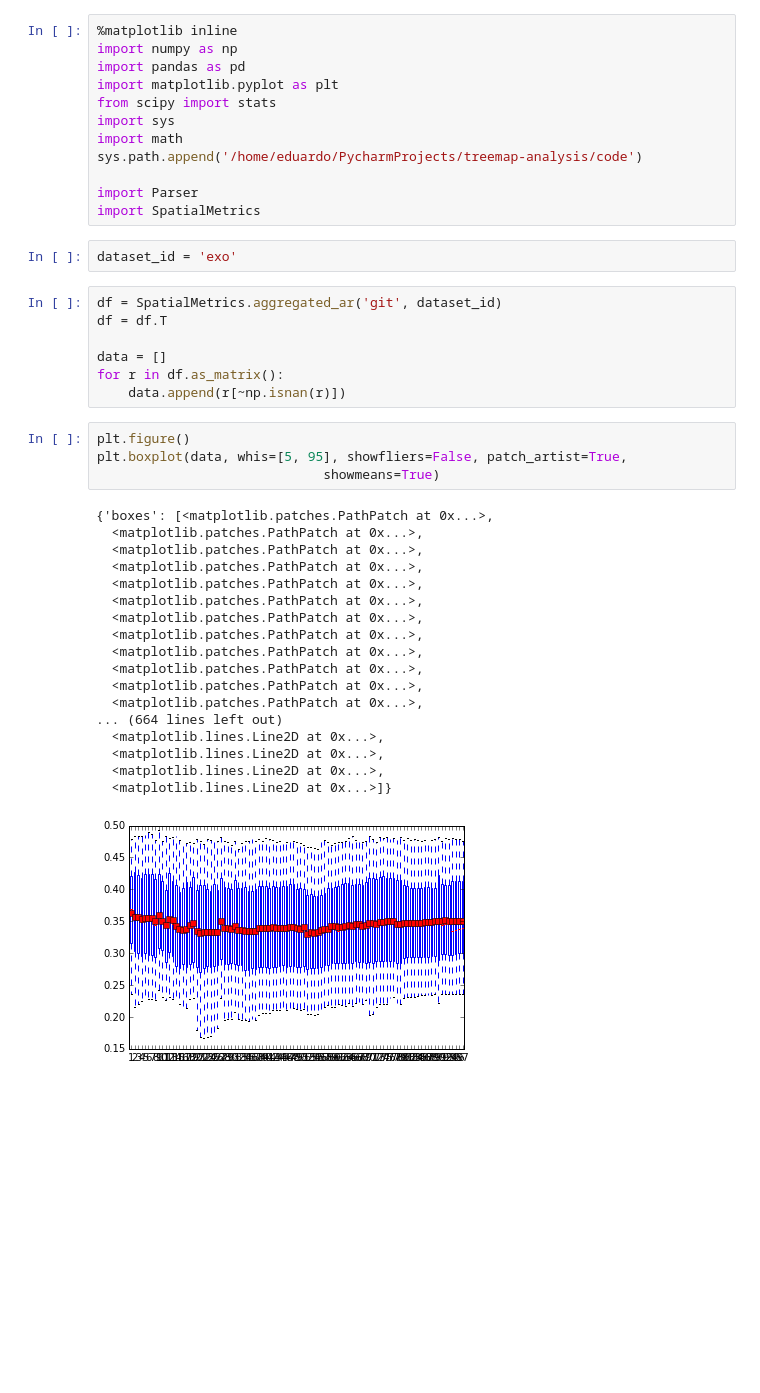
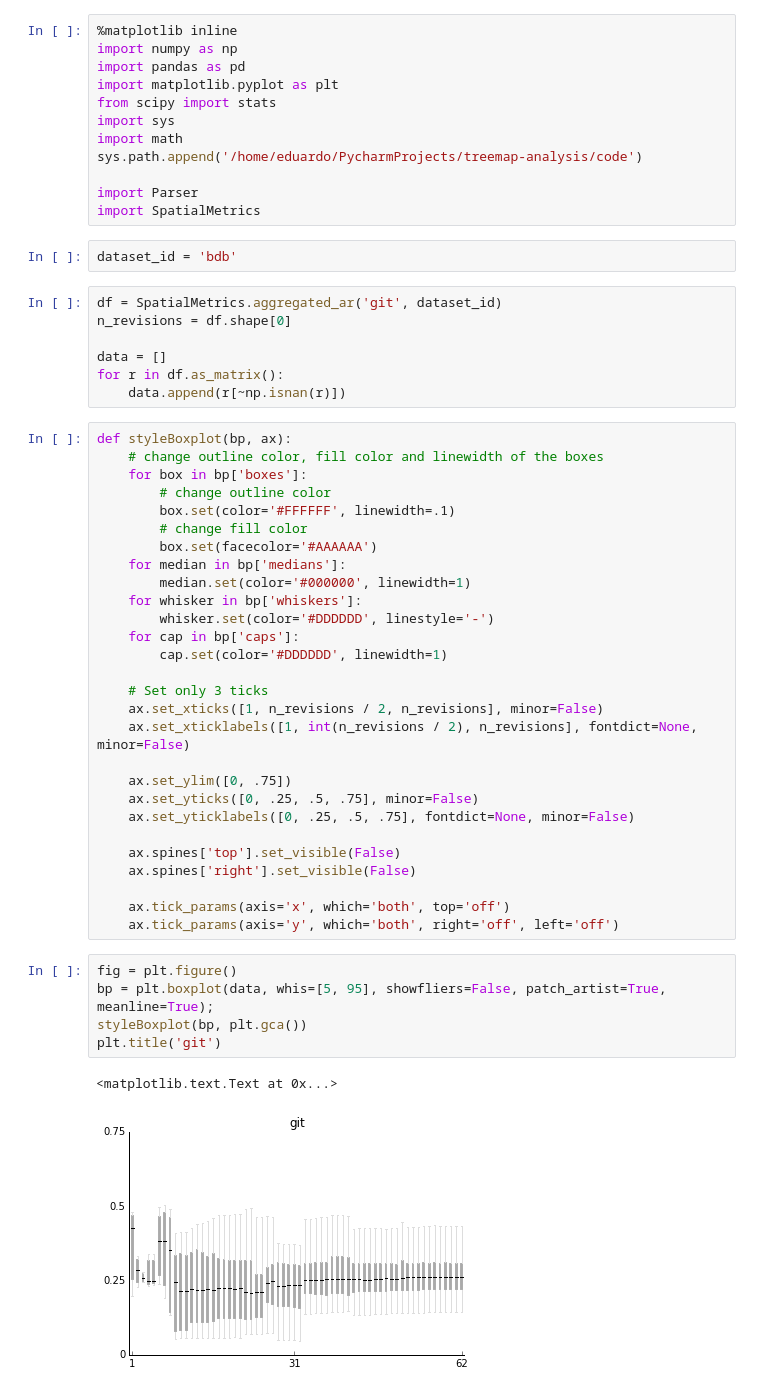
Before and after one commit to EduardoVernier/treemap-analysis, a Jupyter notebook: notebooks/TimeBoxplot.ipynb, the cells around one changed output. Saved outputs shown, nothing was run; the diff lists cells and outputs as text; blank space fills up the shorter version.

Commit message:
Spatial boxplots.

```diff
--- a/notebooks/TimeBoxplot.ipynb
+++ b/notebooks/TimeBoxplot.ipynb
@@ -11,34 +11,47 @@ sys.path.append('/home/eduardo/PycharmProjects/treemap-analysis/code')
 import Parser
 import SpatialMetrics
 # %%
-dataset_id = 'exo'
+dataset_id = 'bdb'
 # %%
 df = SpatialMetrics.aggregated_ar('git', dataset_id)
-df = df.T
+n_revisions = df.shape[0]
 
 data = []
 for r in df.as_matrix():
     data.append(r[~np.isnan(r)])
+# %%
+def styleBoxplot(bp, ax):
+    # change outline color, fill color and linewidth of the boxes
+    for box in bp['boxes']:
+        # change outline color
+        box.set(color='#FFFFFF', linewidth=.1)
+        # change fill color
+        box.set(facecolor='#AAAAAA')
+    for median in bp['medians']:
+        median.set(color='#000000', linewidth=1)
+    for whisker in bp['whiskers']:
+        whisker.set(color='#DDDDDD', linestyle='-')
+    for cap in bp['caps']:
+        cap.set(color='#DDDDDD', linewidth=1)
+
+    # Set only 3 ticks
+    ax.set_xticks([1, n_revisions / 2, n_revisions], minor=False)
+    ax.set_xticklabels([1, int(n_revisions / 2), n_revisions], fontdict=None, minor=False)
+
+    ax.set_ylim([0, .75])
+    ax.set_yticks([0, .25, .5, .75], minor=False)
+    ax.set_yticklabels([0, .25, .5, .75], fontdict=None, minor=False)
+
+    ax.spines['top'].set_visible(False)
+    ax.spines['right'].set_visible(False)
+
+    ax.tick_params(axis='x', which='both', top='off')
+    ax.tick_params(axis='y', which='both', right='off', left='off')
 # %%
-plt.figure()
-plt.boxplot(data, whis=[5, 95], showfliers=False, patch_artist=True,
-                             showmeans=True)
+fig = plt.figure()
+bp = plt.boxplot(data, whis=[5, 95], showfliers=False, patch_artist=True, meanline=True);
+styleBoxplot(bp, plt.gca())
+plt.title('git')
 # %% [output]
-{'boxes': [<matplotlib.patches.PathPatch at 0x...>,
-  <matplotlib.patches.PathPatch at 0x...>,
-  <matplotlib.patches.PathPatch at 0x...>,
-  <matplotlib.patches.PathPatch at 0x...>,
-  <matplotlib.patches.PathPatch at 0x...>,
-  <matplotlib.patches.PathPatch at 0x...>,
-  <matplotlib.patches.PathPatch at 0x...>,
-  <matplotlib.patches.PathPatch at 0x...>,
-  <matplotlib.patches.PathPatch at 0x...>,
-  <matplotlib.patches.PathPatch at 0x...>,
-  <matplotlib.patches.PathPatch at 0x...>,
-  <matplotlib.patches.PathPatch at 0x...>,
-... (664 lines left out)
-  <matplotlib.lines.Line2D at 0x...>,
-  <matplotlib.lines.Line2D at 0x...>,
-  <matplotlib.lines.Line2D at 0x...>,
-  <matplotlib.lines.Line2D at 0x...>]}
+<matplotlib.text.Text at 0x...>
-[figure, old version]
+[figure, new version]
```
Also changed, not shown: parts of 4 cells of this notebook, 2 other files.
